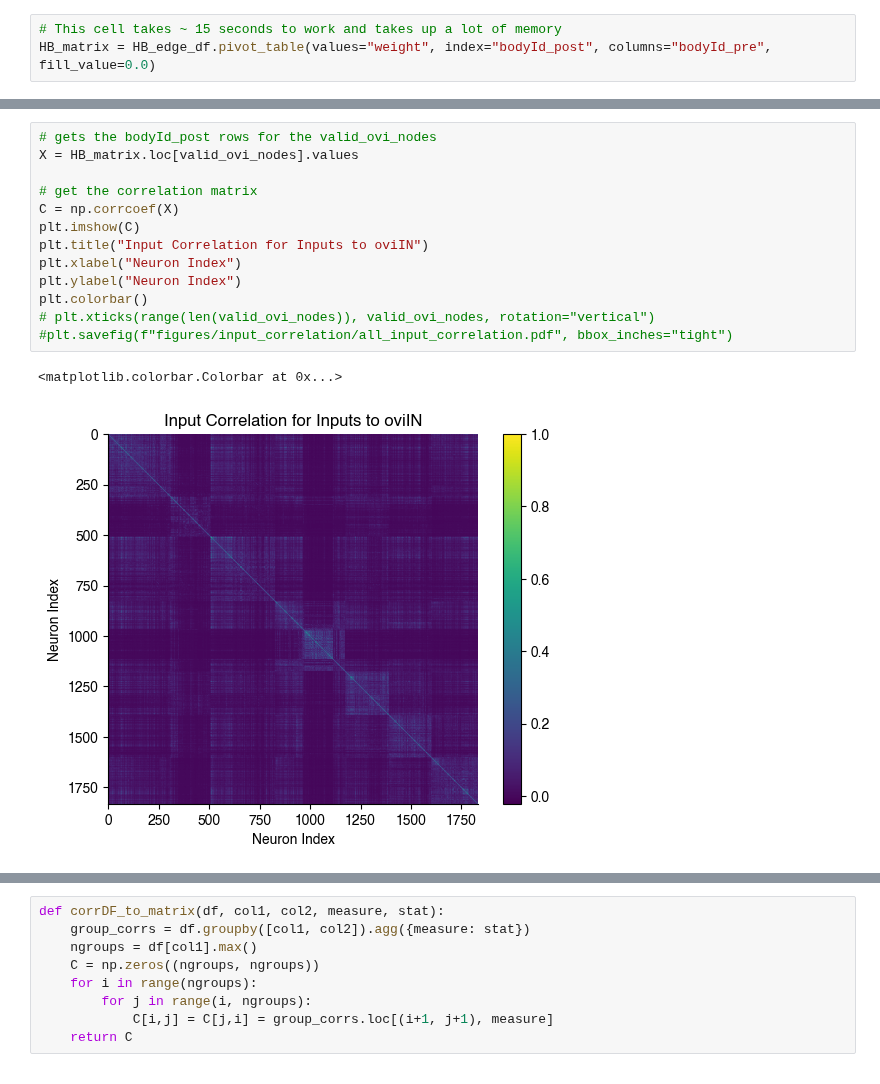
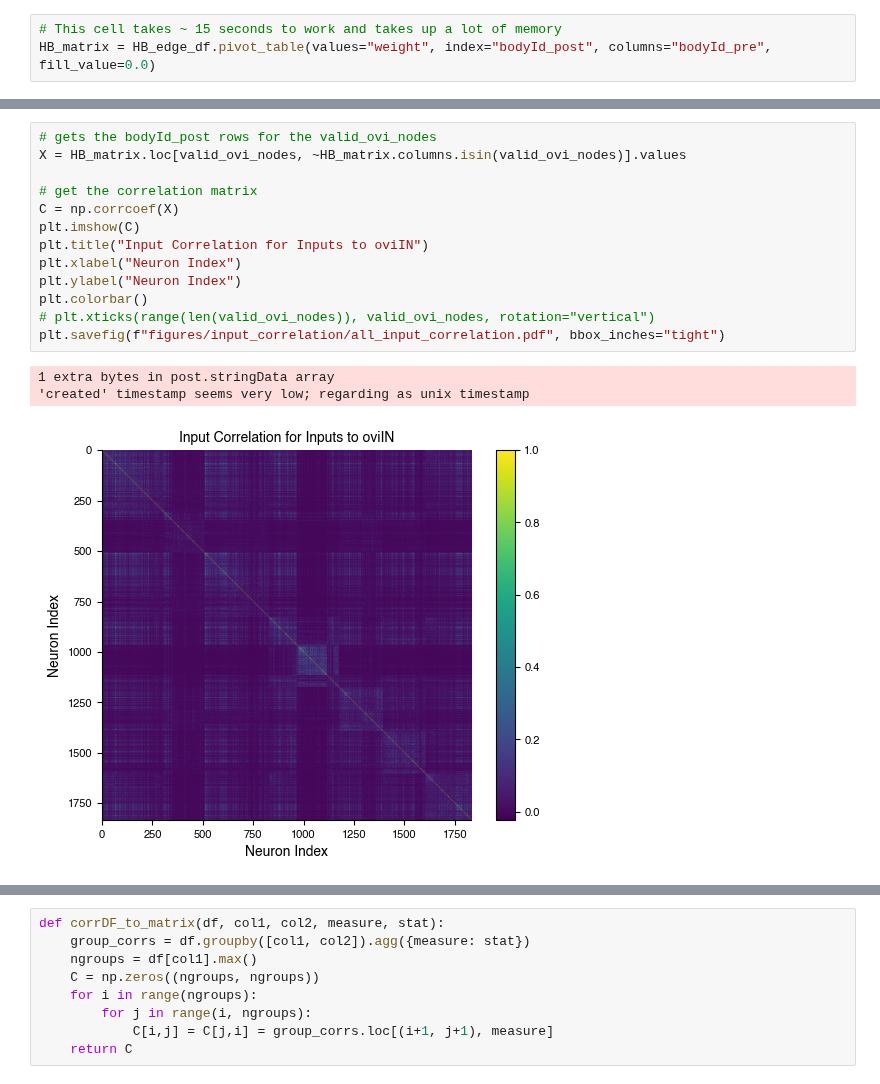
Before and after one commit to Gutierrez-lab/oviIN-inputs, a Jupyter notebook: pooled_similarity.ipynb, the cells around one changed output, grey strips where cells are left out. Saved outputs shown, nothing was run; the diff lists cells and outputs as text.

Commit message:
exclude oviIN inputs from similarity calculations

```diff
--- a/pooled_similarity.ipynb
+++ b/pooled_similarity.ipynb
@@ -71,19 +74,20 @@ Trying to compute the correlation coefficients of the input of each neuron. Also
 # %%
 # gets the bodyId_post rows for the valid_ovi_nodes
-X = HB_matrix.loc[valid_ovi_nodes].values
+X = HB_matrix.loc[valid_ovi_nodes, ~HB_matrix.columns.isin(valid_ovi_nodes)].values
 
 # get the correlation matrix
 C = np.corrcoef(X)
 plt.imshow(C)
 plt.title("Input Correlation for Inputs to oviIN")
 plt.xlabel("Neuron Index")
 plt.ylabel("Neuron Index")
 plt.colorbar()
 # plt.xticks(range(len(valid_ovi_nodes)), valid_ovi_nodes, rotation="vertical")
-#plt.savefig(f"figures/input_correlation/all_input_correlation.pdf", bbox_inches="tight")
+plt.savefig(f"figures/input_correlation/all_input_correlation.pdf", bbox_inches="tight")
 # %% [output]
-<matplotlib.colorbar.Colorbar at 0x...>
+1 extra bytes in post.stringData array
+'created' timestamp seems very low; regarding as unix timestamp
-[figure, old version]
+[figure, new version]
 # %%
 # get the similarity matrix
 Xunit = X / np.sqrt(np.sum(X ** 2, axis=1))[:,None]
```
Also changed, not shown: parts of 18 cells of this notebook, 5 other files.
